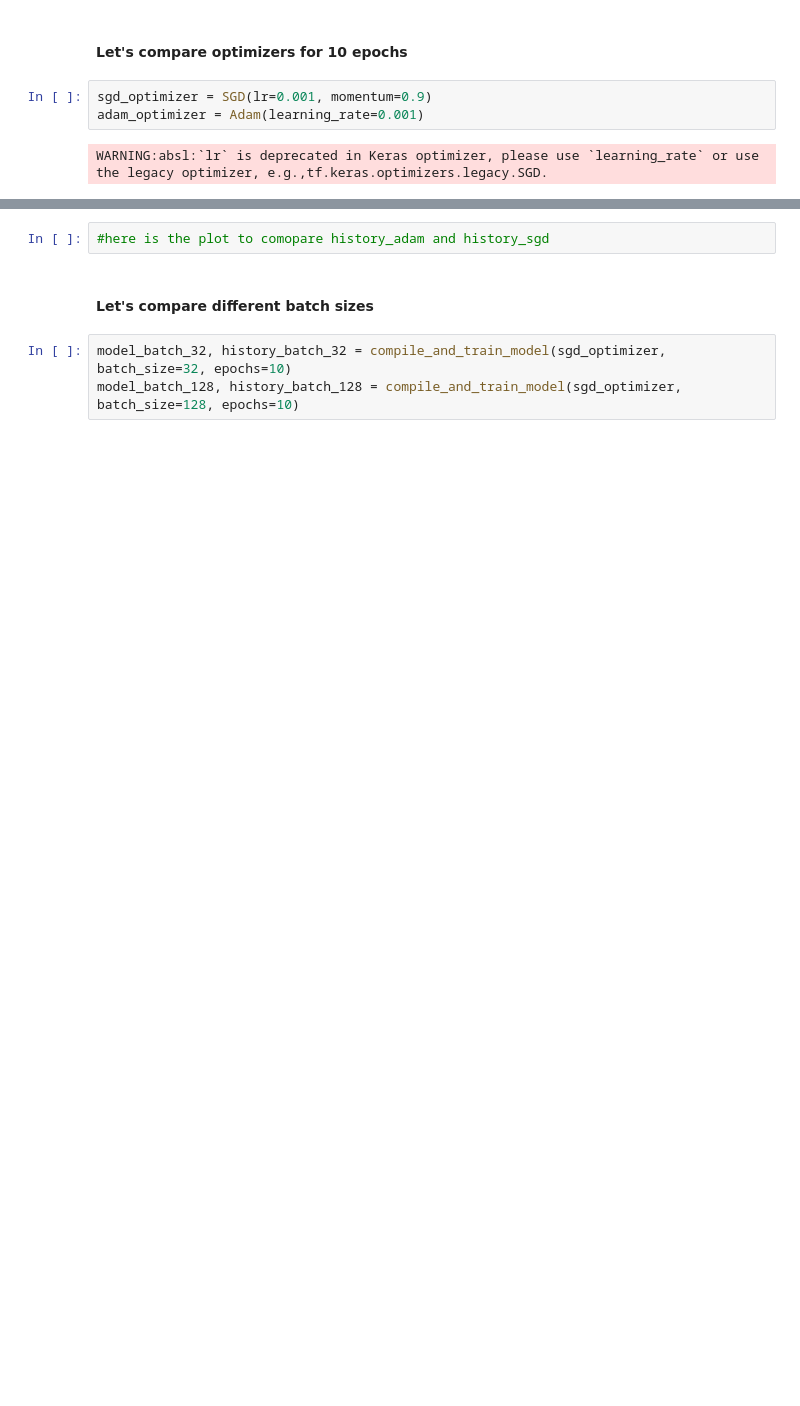
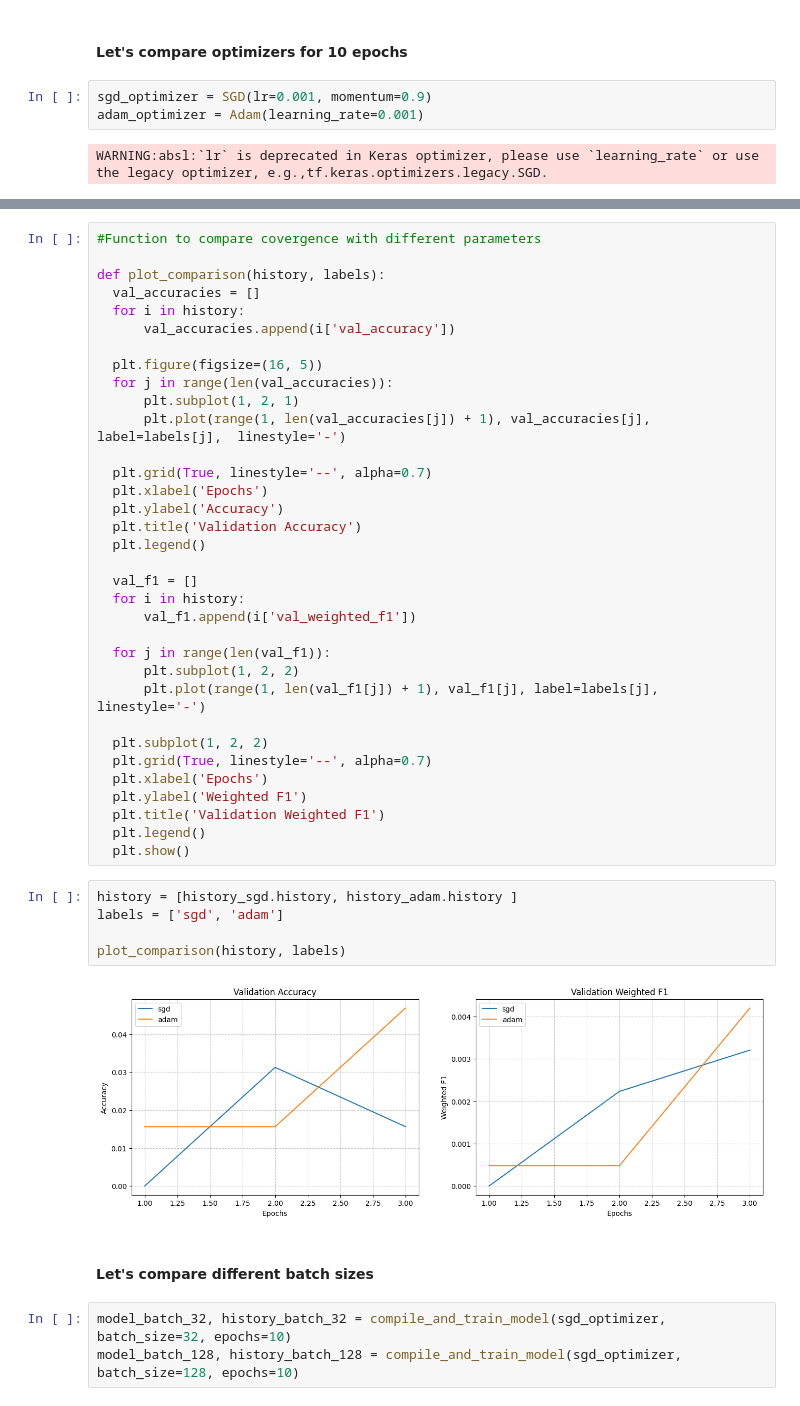
Before and after one commit to MaximilianLae/DL_Skin_Disease_Classification, a Jupyter notebook: VersionWithFunctionsGithub.ipynb, the cells around one changed output, grey strips where cells are left out. Saved outputs shown, nothing was run; the diff lists cells and outputs as text; blank space fills up the shorter version.

```diff
--- a/VersionWithFunctionsGithub.ipynb
+++ b/VersionWithFunctionsGithub.ipynb
@@ -341,5 +342,44 @@ model_adam, history_adam = compile_and_train_model(adam_optimizer, batch_size=12
 # %%
-#here is the plot to comopare history_adam and history_sgd
+#Function to compare covergence with different parameters
+
+def plot_comparison(history, labels):
+  val_accuracies = []
+  for i in history:
+      val_accuracies.append(i['val_accuracy'])
+
+  plt.figure(figsize=(16, 5))
+  for j in range(len(val_accuracies)):
+      plt.subplot(1, 2, 1)
+      plt.plot(range(1, len(val_accuracies[j]) + 1), val_accuracies[j], label=labels[j],  linestyle='-')
+
+  plt.grid(True, linestyle='--', alpha=0.7)
+  plt.xlabel('Epochs')
+  plt.ylabel('Accuracy')
+  plt.title('Validation Accuracy')
+  plt.legend()
+
+  val_f1 = []
+  for i in history:
+      val_f1.append(i['val_weighted_f1'])
+
+  for j in range(len(val_f1)):
+      plt.subplot(1, 2, 2)
+      plt.plot(range(1, len(val_f1[j]) + 1), val_f1[j], label=labels[j],  linestyle='-')
+
+  plt.subplot(1, 2, 2)
+  plt.grid(True, linestyle='--', alpha=0.7)
+  plt.xlabel('Epochs')
+  plt.ylabel('Weighted F1')
+  plt.title('Validation Weighted F1')
+  plt.legend()
+  plt.show()
+# %%
+history = [history_sgd.history, history_adam.history ]
+labels = ['sgd', 'adam']
+
+plot_comparison(history, labels)
+# %% [output]
+[figure, added]
 # %% [markdown]
 #### Let's compare different batch sizes
 # %%
```
Also changed, not shown: parts of 11 cells of this notebook.
